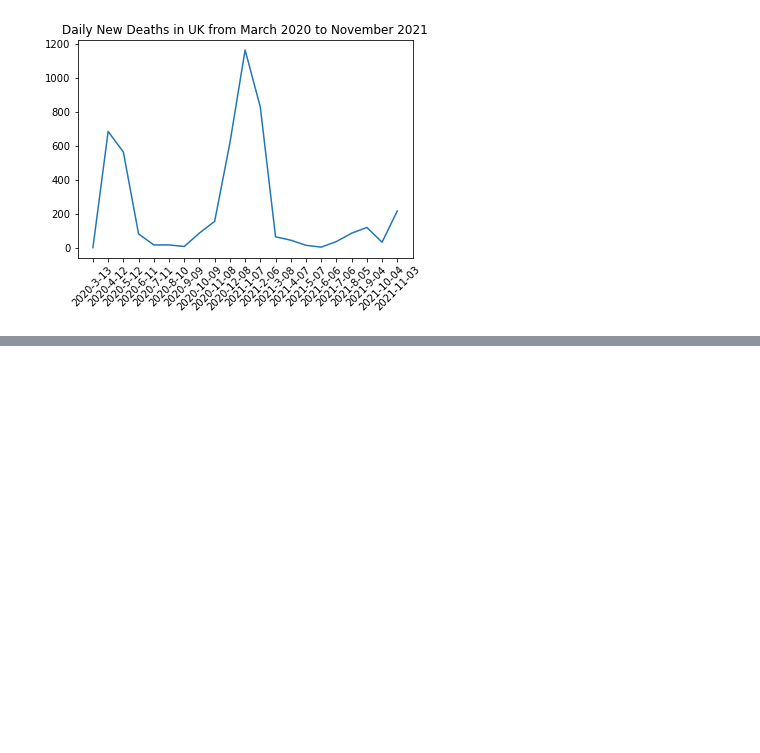
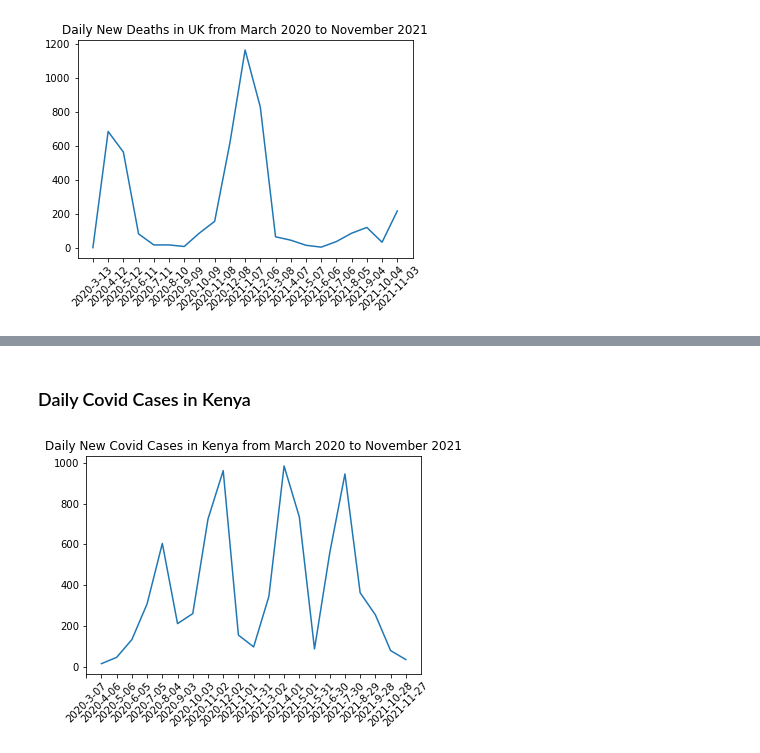
Before and after one commit to DominikaRzez/CovidVaccinationAnalysis, a Jupyter notebook: UK_analysis.ipynb, the cells around one changed output, grey strips where cells are left out. Drawn from its saved outputs; the diff is of its cells as text; code cells hidden in the pictures; blank space fills up the shorter version.

```diff
--- a/UK_analysis.ipynb
+++ b/UK_analysis.ipynb
@@ -62,0 +85,5 @@ The r-squared is: 0.13382632711853648
+# %%
+#selecting data relevant to Kenya from the main data frame
+kenya_covid=covid_data[covid_data["country"]=="Kenya"]
+kenya_covid.to_csv("Covid_Kenya.csv", index=False, header=True)
+kenya_covid.head()
@@ -62,0 +97,14 @@ The r-squared is: 0.13382632711853648
+# %% [markdown]
+<h3>Daily Covid Cases in Kenya</h3>
+# %%
+# selecting every 30th row to show data for each month
+kenya_covid2 = kenya_covid[kenya_covid.index % 30== 0]
+date2=kenya_covid2["date"]
+daily_new_cases_kenya=kenya_covid2["daily_new_cases"]
+#plotting line graph showing daily new cases
+plt.plot(date2, daily_new_cases_kenya)
+plt.title("Daily New Covid Cases in Kenya from March 2020 to November 2021")
+plt.xticks(rotation=45)
+plt.show()
+# %% [output]
+[figure, added]
```
Also changed, not shown: parts of 27 cells of this notebook, 1 other file.
